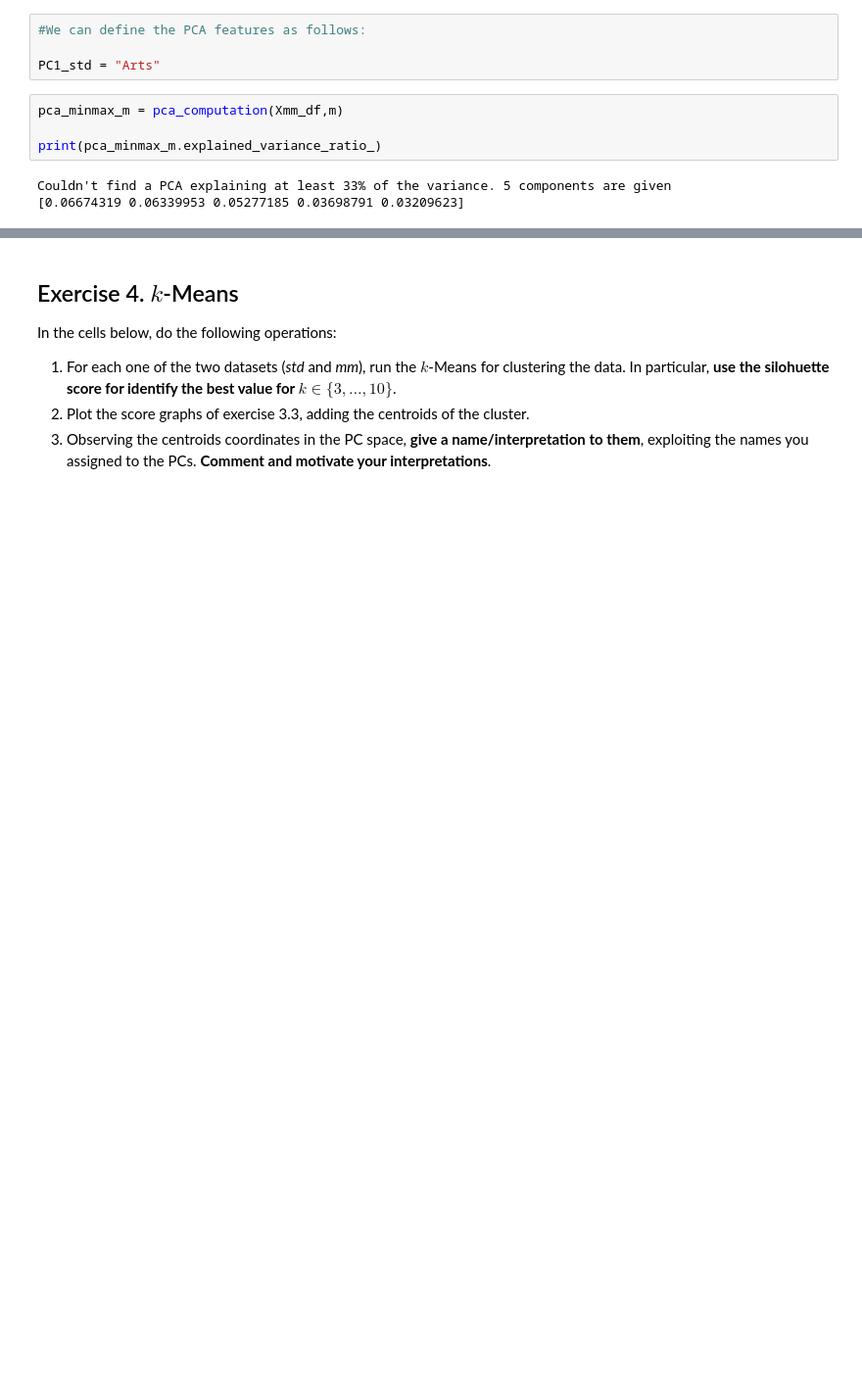
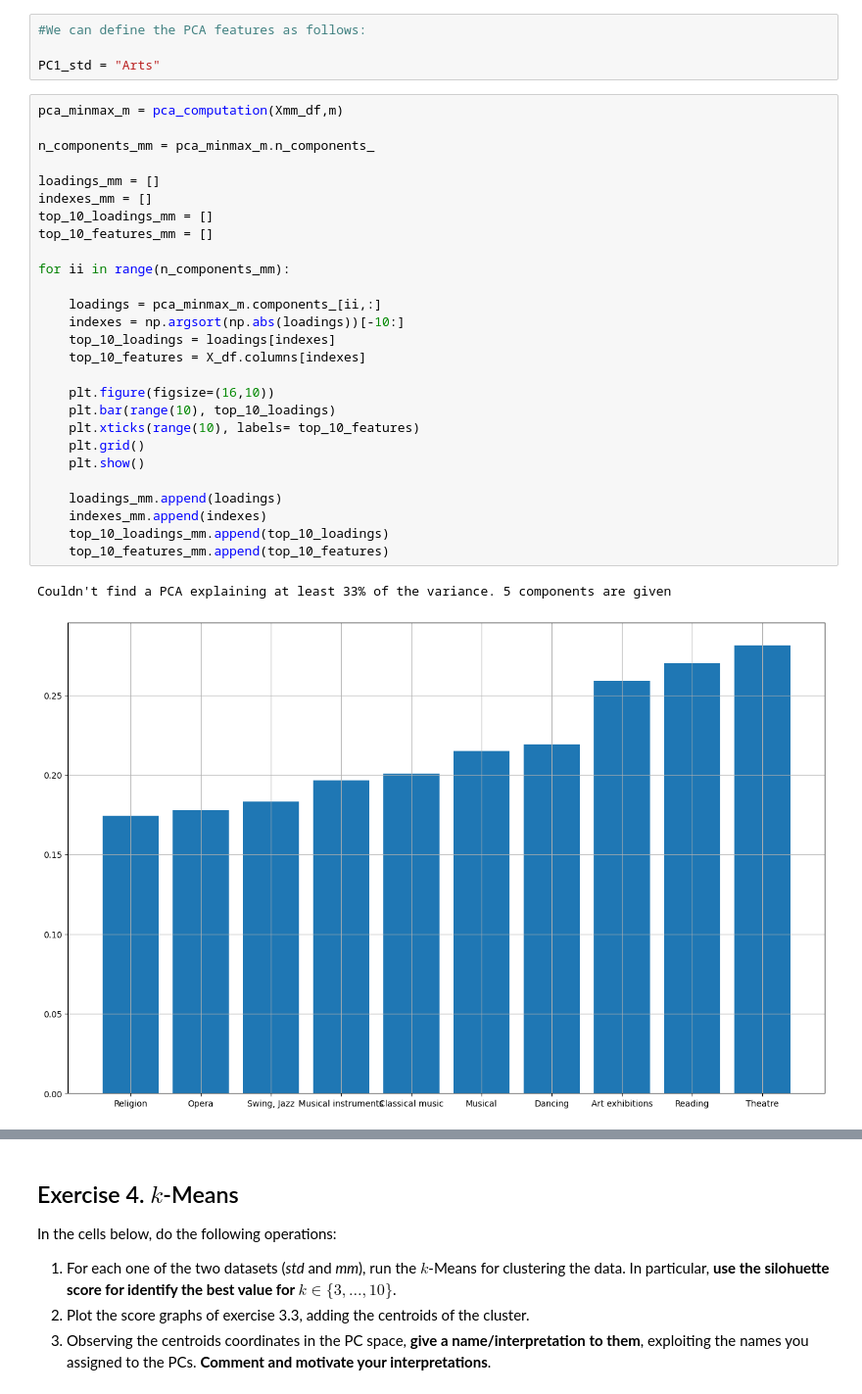
Before and after one commit to fabiolauro/PCA_CLA_Project, a Jupyter notebook: HWpca_Lauro_Martellone.ipynb, the cells around one changed output, grey strips where cells are left out. Shown at 98% size. Drawn from its saved outputs; the diff is of its cells as text; blank space fills up the shorter version.

```diff
--- a/HWpca_Lauro_Martellone.ipynb
+++ b/HWpca_Lauro_Martellone.ipynb
@@ -488,10 +488,33 @@ for ii in range(n_components_std):
 #We can define the PCA features as follows:
 
 PC1_std = "Arts"
-# %%
-pca_minmax_m = pca_computation(Xmm_df,m)
-
-print(pca_minmax_m.explained_variance_ratio_)
-# %% [output]
-Couldn't find a PCA explaining at least 33% of the variance. 5 components are given
-[0.06674319 0.06339953 0.05277185 0.03698791 0.03209623]
+# %%
+pca_minmax_m = pca_computation(Xmm_df,m)
+
+n_components_mm = pca_minmax_m.n_components_
+
+loadings_mm = []
+indexes_mm = []
+top_10_loadings_mm = []
+top_10_features_mm = []
+
+for ii in range(n_components_mm):
+
+    loadings = pca_minmax_m.components_[ii,:]
+    indexes = np.argsort(np.abs(loadings))[-10:]
+    top_10_loadings = loadings[indexes]
+    top_10_features = X_df.columns[indexes]
+
+    plt.figure(figsize=(16,10))
+    plt.bar(range(10), top_10_loadings)
+    plt.xticks(range(10), labels= top_10_features)
+    plt.grid()
+    plt.show()
+
+    loadings_mm.append(loadings)
+    indexes_mm.append(indexes)
+    top_10_loadings_mm.append(top_10_loadings)
+    top_10_features_mm.append(top_10_features)
+# %% [output]
+Couldn't find a PCA explaining at least 33% of the variance. 5 components are given
+[figure, added]
```
Also changed, not shown: parts of 2 cells of this notebook.
